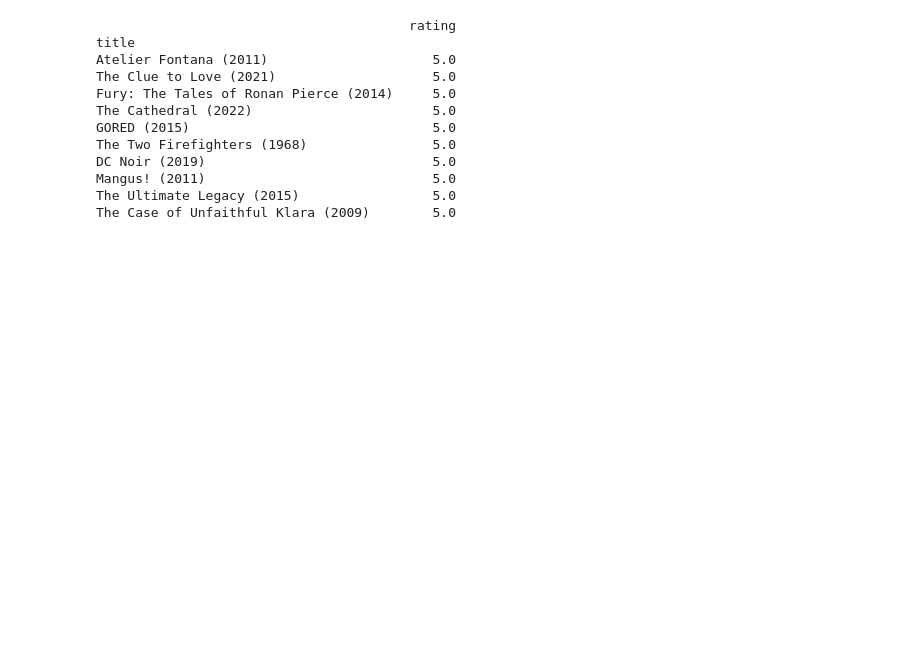
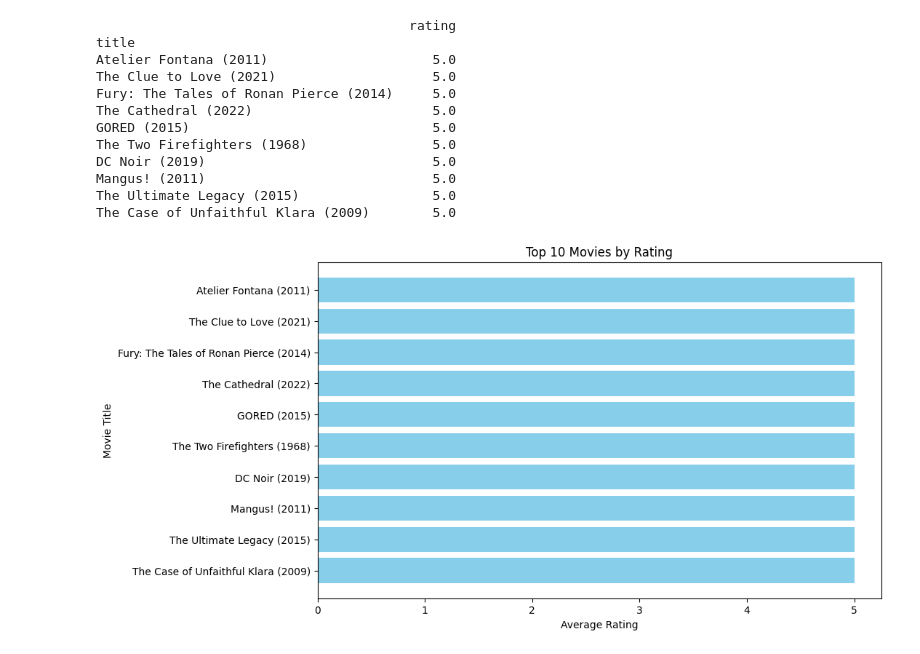
Before and after one commit to samiguru/AI-Samir-Ibrahim-OPA23, a Jupyter notebook: labs/Lab1_AI.ipynb, the cells around one changed output. Drawn from its saved outputs; the diff is of its cells as text; code cells hidden in the pictures; blank space fills up the shorter version.

Commit message:
Plt top 10 rated movies

```diff
--- a/labs/Lab1_AI.ipynb
+++ b/labs/Lab1_AI.ipynb
@@ -102,3 +102,13 @@ DC Noir (2019)                             5.0
 Mangus! (2011)                             5.0
 The Ultimate Legacy (2015)                 5.0
 The Case of Unfaithful Klara (2009)        5.0
+# %%
+plt.figure(figsize=(10, 6))
+plt.barh(top_10_ratings.index, top_10_ratings['rating'], color='skyblue')
+plt.xlabel('Average Rating')
+plt.ylabel('Movie Title')
+plt.title('Top 10 Movies by Rating')
+plt.gca().invert_yaxis()
+plt.show()
+# %% [output]
+[figure, added]
```
